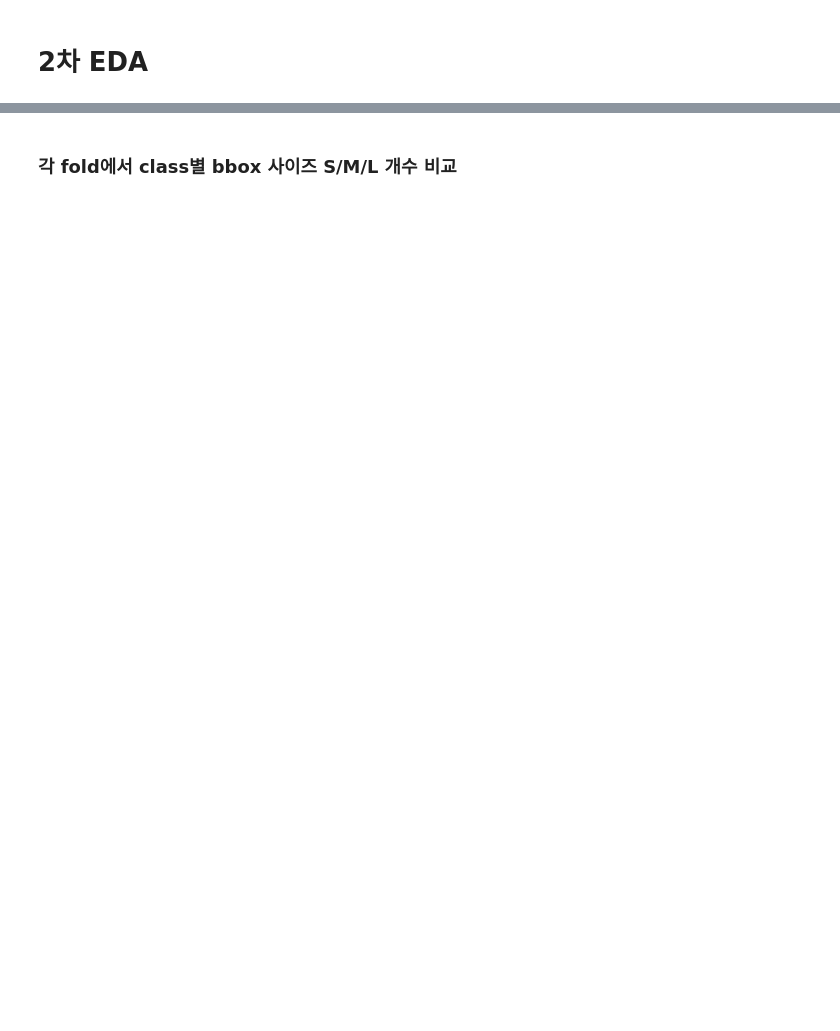
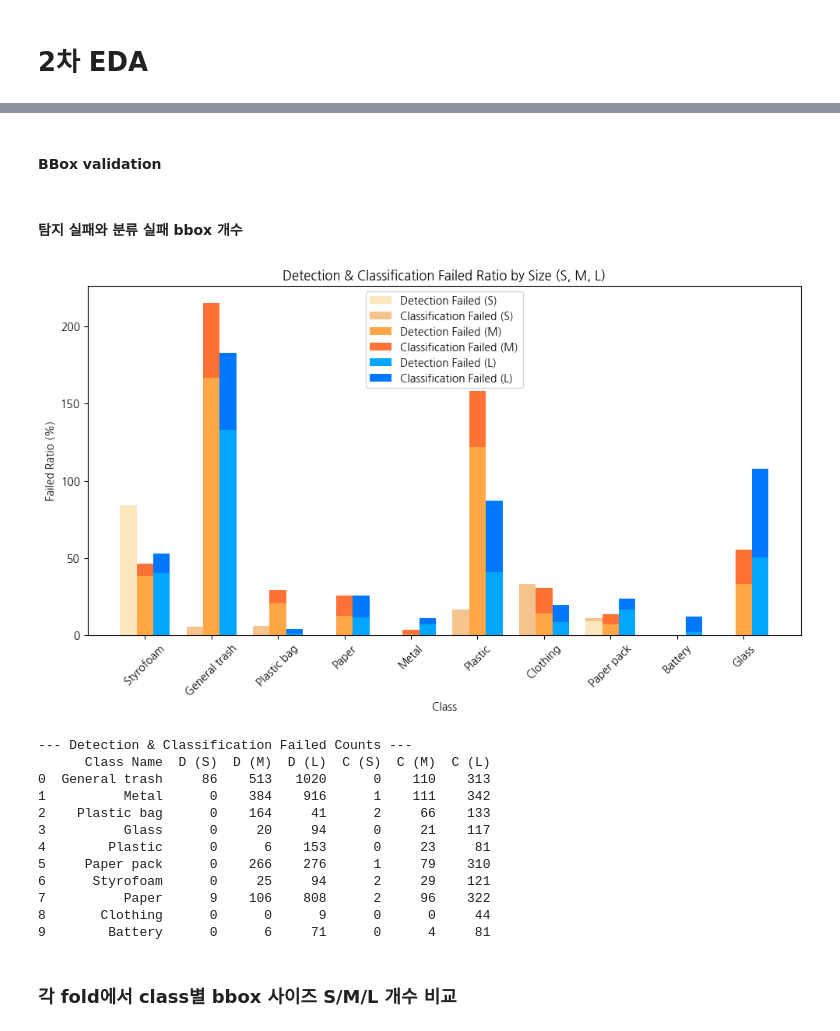
Before and after one commit to boostcampaitech7/level2-objectdetection-cv-22, a Jupyter notebook: eda/EDA3.ipynb, the cells around one changed output, grey strips where cells are left out. Cells and saved outputs as stored; diff of their text form; code cells hidden in the pictures; blank space fills up the shorter version.

```diff
--- a/eda/EDA3.ipynb
+++ b/eda/EDA3.ipynb
@@ -303,0 +288,15 @@ print(df)
+# %% [markdown]
+#### BBox validation
+# %%
+fail_sml = {
+    0: [86, 513, 1020, 0, 110, 313],
+    1: [0, 384, 916, 1, 111, 342],
+    2: [0, 164, 41, 2, 66, 133],
+    3: [0, 20, 94, 0, 21, 117],
+    4: [0, 6, 153, 0, 23, 81],
+    5: [0, 266, 276, 1, 79, 310],
+    6: [0, 25, 94, 2, 29, 121],
+    7: [9, 106, 808, 2, 96, 322],
+    8: [0, 0, 9, 0, 0, 44],
+    9: [0, 6, 71, 0, 4, 81]
+}
@@ -304,2 +342,52 @@ print(df)
+# %% [markdown]
+#### 탐지 실패와 분류 실패 bbox 개수
+# %%
+categories = df['Class Name']
+index = np.arange(len(categories))
+bar_width = 0.25
+
+fig, ax = plt.subplots(figsize=(10, 6))
+
+# S 크기 막대 그래프 (누적)
+ax.bar(index, detection_failed_ratio_s, bar_width, label='Detection Failed (S)', color=(color3[0][0]/255, color3[0][1]/255, color3[0][2]/255))
+ax.bar(index, classification_failed_ratio_s, bar_width, bottom=detection_failed_ratio_s, label='Classification Failed (S)', color=(color3_1[0][0]/255, color3_1[0][1]/255, color3_1[0][2]/255))
+
+# M 크기 막대 그래프 (누적)
+ax.bar(index + bar_width, detection_failed_ratio_m, bar_width, label='Detection Failed (M)', color=(color3[1][0]/255, color3[1][1]/255, color3[1][2]/255))
+ax.bar(index + bar_width, classification_failed_ratio_m, bar_width, bottom=detection_failed_ratio_m, label='Classification Failed (M)', color=(color3_1[1][0]/255, color3_1[1][1]/255, color3_1[1][2]/255))
+
+# L 크기 막대 그래프 (누적)
+ax.bar(index + 2 * bar_width, detection_failed_ratio_l, bar_width, label='Detection Failed (L)', color=(color3[2][0]/255, color3[2][1]/255, color3[2][2]/255))
+ax.bar(index + 2 * bar_width, classification_failed_ratio_l, bar_width, bottom=detection_failed_ratio_l, label='Classification Failed (L)', color=(color3_1[2][0]/255, color3_1[2][1]/255, color3_1[2][2]/255))
+
+
+ax.set_xlabel('Class')
+ax.set_ylabel('Failed Ratio (%)')
+ax.set_title('Detection & Classification Failed Ratio by Size (S, M, L)')
+ax.set_xticks(index + bar_width)
+ax.set_xticklabels(categories, rotation=45)
+
+ax.legend()
+plt.tight_layout()
+plt.show()
+
+
+
+print("\n--- Detection & Classification Failed Counts ---")
+print(df_counts)
+# %% [output]
+[figure, added]
+--- Detection & Classification Failed Counts ---
+      Class Name  D (S)  D (M)  D (L)  C (S)  C (M)  C (L)
+0  General trash     86    513   1020      0    110    313
+1          Metal      0    384    916      1    111    342
+2    Plastic bag      0    164     41      2     66    133
+3          Glass      0     20     94      0     21    117
+4        Plastic      0      6    153      0     23     81
+5     Paper pack      0    266    276      1     79    310
+6      Styrofoam      0     25     94      2     29    121
+7          Paper      9    106    808      2     96    322
+8       Clothing      0      0      9      0      0     44
+9        Battery      0      6     71      0      4     81
 # %% [markdown]
 ### 각 fold에서 class별 bbox 사이즈 S/M/L 개수 비교
```
Also changed, not shown: parts of 29 cells of this notebook, 2 other files.
